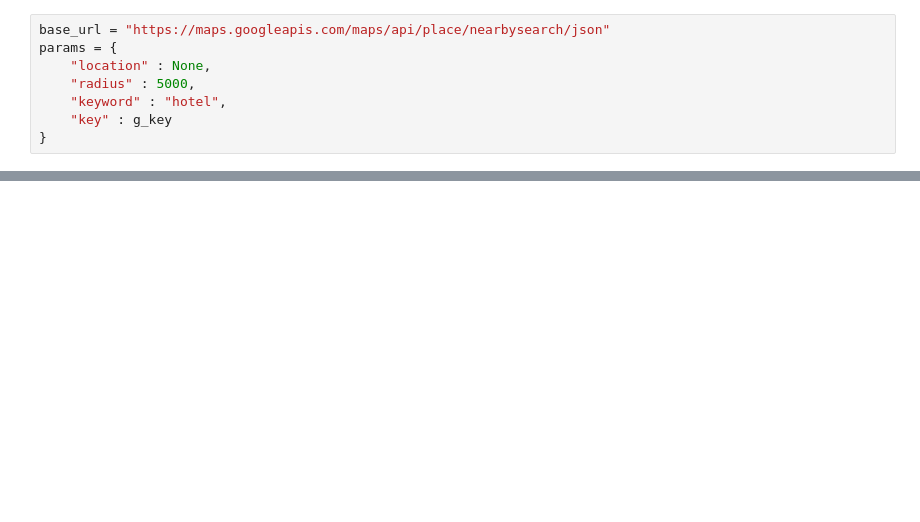
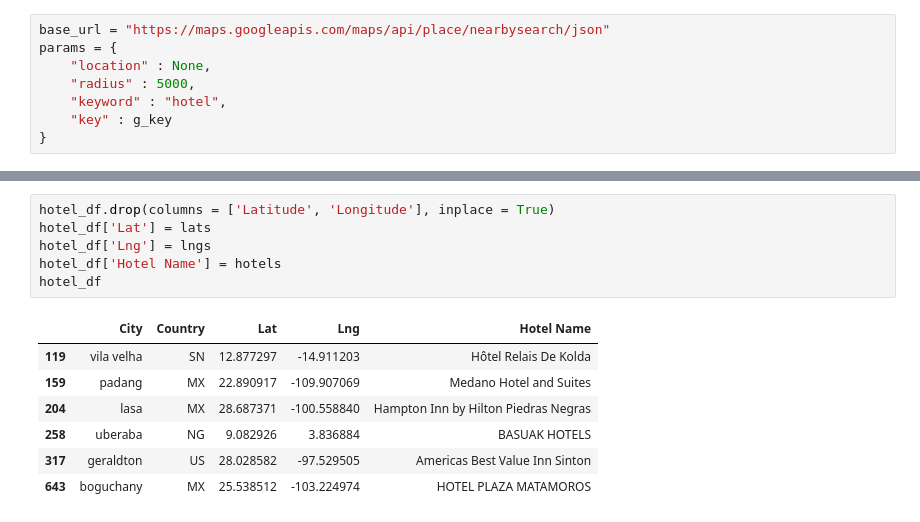
Before and after one commit to jackfarnsworth/python-api-challenge, a Jupyter notebook: WeatherPy/VacationPy.ipynb, the cells around one changed output, grey strips where cells are left out. Saved outputs shown, nothing was run; the diff lists cells and outputs as text; blank space fills up the shorter version.

```diff
--- a/WeatherPy/VacationPy.ipynb
+++ b/WeatherPy/VacationPy.ipynb
@@ -94 +78,15 @@ hotel_info
+# %%
+hotel_df.drop(columns = ['Latitude', 'Longitude'], inplace = True)
+hotel_df['Lat'] = lats
+hotel_df['Lng'] = lngs
+hotel_df['Hotel Name'] = hotels
+hotel_df
+# %% [output]
+|  | City | Country | Lat | Lng | Hotel Name |
+| 119 | vila velha | SN | 12.877297 | -14.911203 | Hôtel Relais De Kolda |
+| 159 | padang | MX | 22.890917 | -109.907069 | Medano Hotel and Suites |
+| 204 | lasa | MX | 28.687371 | -100.558840 | Hampton Inn by Hilton Piedras Negras |
+| 258 | uberaba | NG | 9.082926 | 3.836884 | BASUAK HOTELS |
+| 317 | geraldton | US | 28.028582 | -97.529505 | Americas Best Value Inn Sinton |
+| 643 | boguchany | MX | 25.538512 | -103.224974 | HOTEL PLAZA MATAMOROS |
 # %%
```
Also changed, not shown: parts of 7 cells of this notebook, 8 other files.
